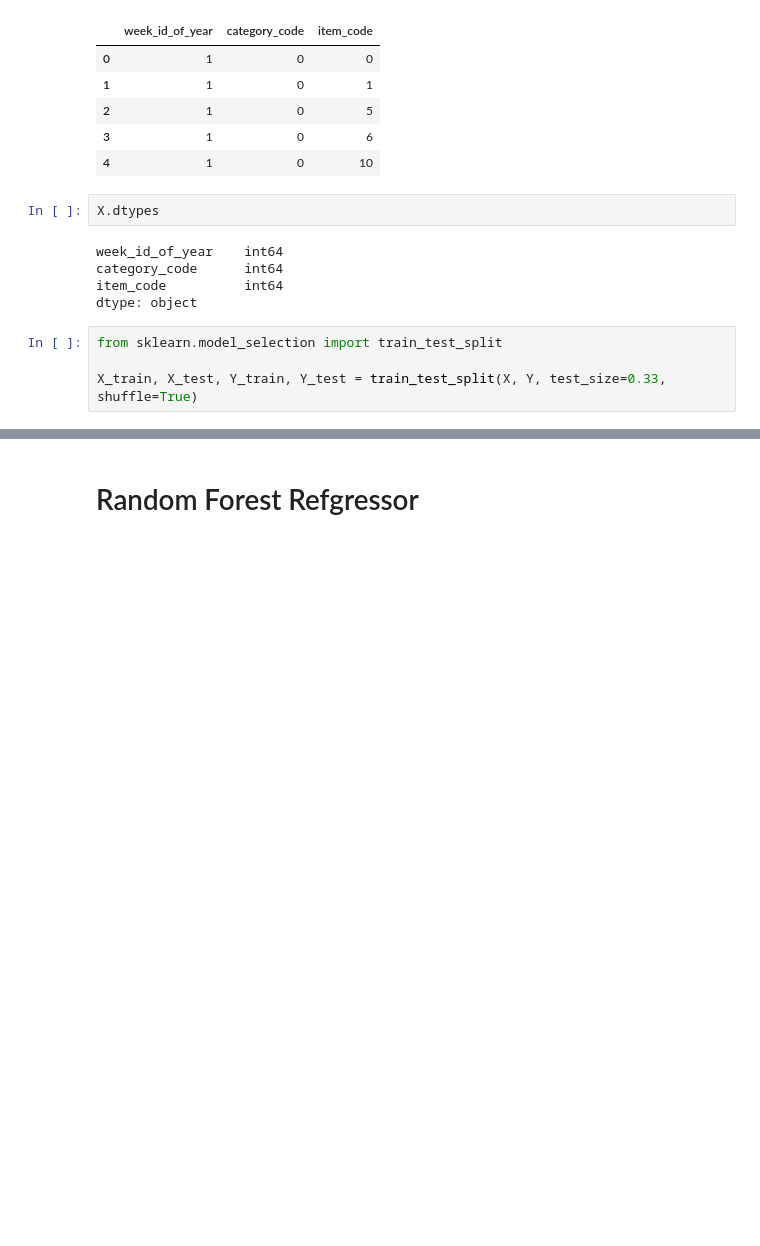
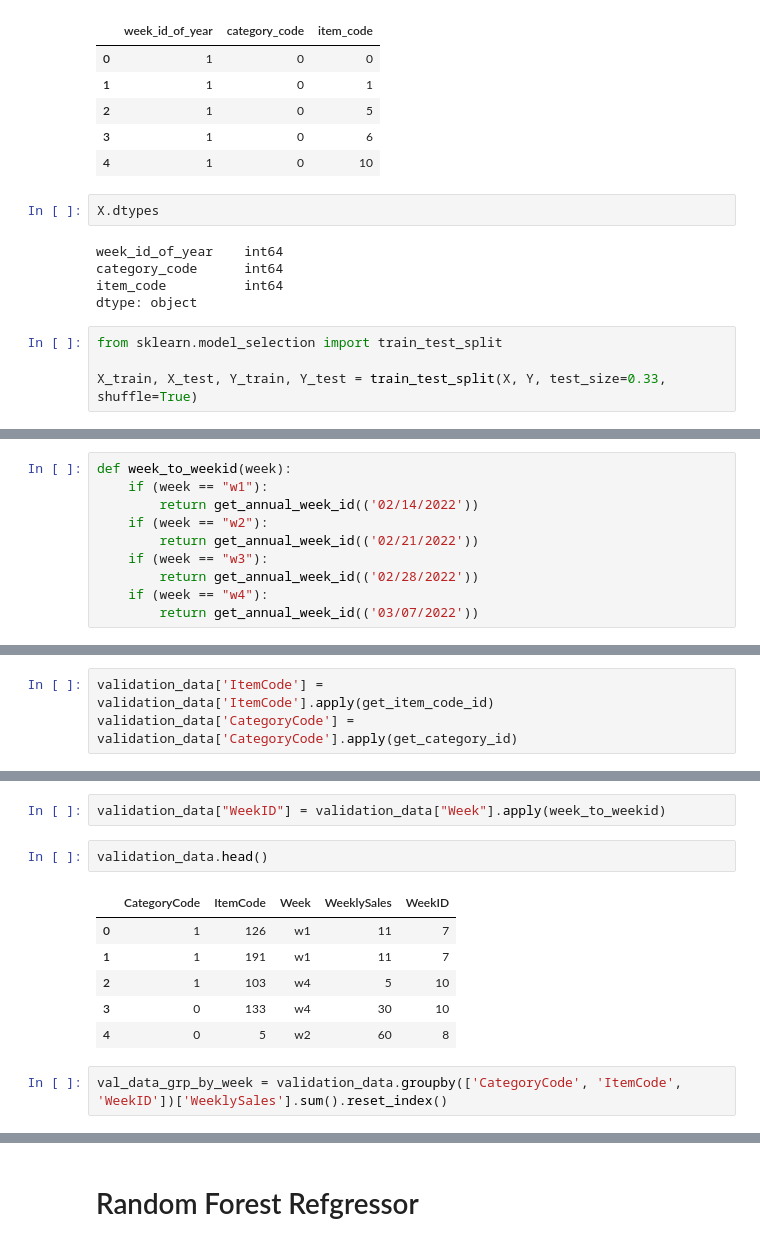
Before and after one commit to nadunys/data-storm-3.0, a Jupyter notebook: 2022-03-27/ds_1.ipynb, the cells around one changed output, grey strips where cells are left out. Drawn from its saved outputs; the diff is of its cells as text; blank space fills up the shorter version.

```diff
--- a/2022-03-27/ds_1.ipynb
+++ b/2022-03-27/ds_1.ipynb
@@ -177,0 +180,10 @@ dtype: float64
+# %%
+def week_to_weekid(week):
+    if (week == "w1"):
+        return get_annual_week_id(('02/14/2022'))
+    if (week == "w2"):
+        return get_annual_week_id(('02/21/2022'))
+    if (week == "w3"):
+        return get_annual_week_id(('02/28/2022'))
+    if (week == "w4"):
+        return get_annual_week_id(('03/07/2022'))
@@ -177,0 +202,3 @@ dtype: float64
+# %%
+validation_data['ItemCode'] = validation_data['ItemCode'].apply(get_item_code_id)
+validation_data['CategoryCode'] = validation_data['CategoryCode'].apply(get_category_id)
@@ -177,0 +224,13 @@ dtype: float64
+# %%
+validation_data["WeekID"] = validation_data["Week"].apply(week_to_weekid)
+# %%
+validation_data.head()
+# %% [output]
+|  | CategoryCode | ItemCode | Week | WeeklySales | WeekID |
+| 0 | 1 | 126 | w1 | 11 | 7 |
+| 1 | 1 | 191 | w1 | 11 | 7 |
+| 2 | 1 | 103 | w4 | 5 | 10 |
+| 3 | 0 | 133 | w4 | 30 | 10 |
+| 4 | 0 | 5 | w2 | 60 | 8 |
+# %%
+val_data_grp_by_week = validation_data.groupby(['CategoryCode', 'ItemCode', 'WeekID'])['WeeklySales'].sum().reset_index()
```
Also changed, not shown: parts of 17 cells of this notebook.
